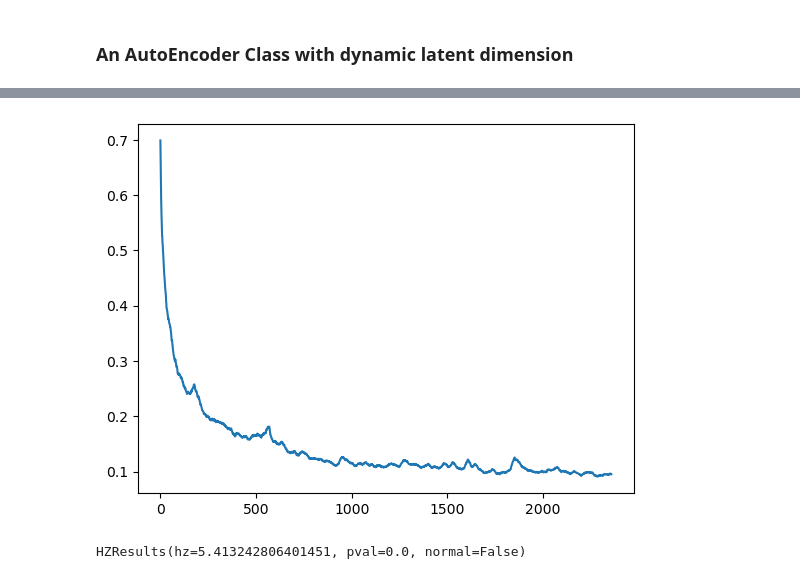
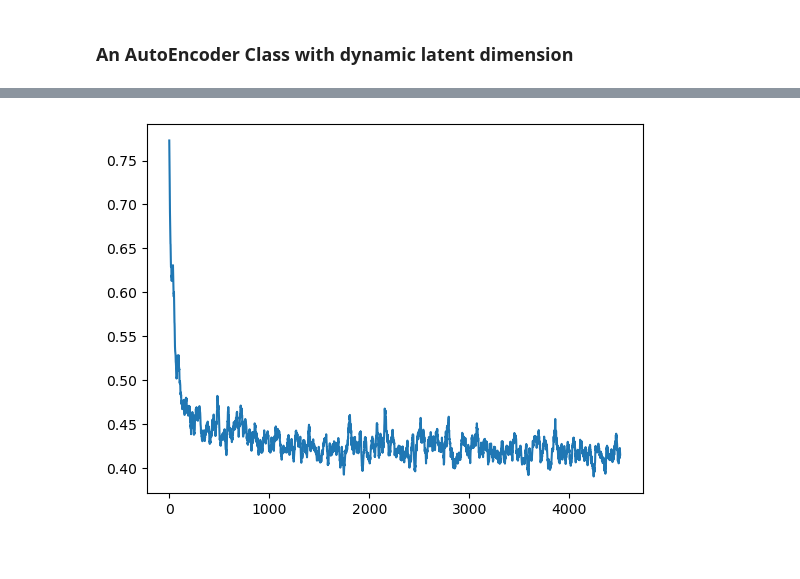
Before and after one commit to cloud-seeding/fire-regimes, a Jupyter notebook: notebooks/AE.ipynb, the cells around one changed output, grey strips where cells are left out. Saved outputs shown, nothing was run; the diff lists cells and outputs as text; code cells hidden in the pictures.

```diff
--- a/notebooks/AE.ipynb
+++ b/notebooks/AE.ipynb
@@ -29,24 +76,27 @@ X = scaler.transform(X)
 ### An AutoEncoder Class with dynamic latent dimension
 # %%
 class AutoEncoder(torch.nn.Module):
-    def __init__(self, latent_dim):
+    def __init__(self, layers):
         super(AutoEncoder, self).__init__()
 
-        self.encoder = torch.nn.Sequential(
-            torch.nn.Linear(174, 128),
-            torch.nn.ReLU(),
-            torch.nn.Linear(128, 64),
-            torch.nn.ReLU(),
-            torch.nn.Linear(64, latent_dim)  # Use latent_dim here
-        )
+        #Encoder
+        encoder_layers = []
+        input_size = 174
+        for layer_size in layers:
+            encoder_layers.append(torch.nn.Linear(input_size, layer_size))
+            encoder_layers.append(torch.nn.ReLU())
+            input_size = layer_size
+        self.encoder = torch.nn.Sequential(*encoder_layers)
 
-        self.decoder = torch.nn.Sequential(
-            torch.nn.Linear(latent_dim, 64),  # Start with latent_dim here
-            torch.nn.ReLU(),
-            torch.nn.Linear(64, 128),
-            torch.nn.ReLU(),
-            torch.nn.Linear(128, 174)
-        )
+        #Decoder
+        decoder_layers = []
+        reversed_layers = layers[::-1]
+        for layer_size in reversed_layers[1:]:
+            decoder_layers.append(torch.nn.Linear(input_size, layer_size))
+            decoder_layers.append(torch.nn.ReLU())
+            input_size = layer_size
+        decoder_layers.append(torch.nn.Linear(input_size, 174))
+        self.decoder = torch.nn.Sequential(*decoder_layers)
 
     def forward(self, x):
         encoded = self.encoder(x)
@@ -133,17 +184,17 @@ train_loader = torch.utils.data.DataLoader(dataset = train_data, batch_size=64,
 # %%
-model = AutoEncoder(latent_dim=16)
+model = AutoEncoder(layers=[128,64,16,2])
 
 # Validation using MSE Loss function
 loss_function = torch.nn.MSELoss()
 
 optimizer = torch.optim.Adam(model.parameters(),
                              lr = 0.01,
-                             weight_decay = 1e-8)
+                             weight_decay = 1e-9)
 # %%
-model,losses = train_model(model,n_epochs=3,train_loader=train_loader,loss_function=loss_function,optimizer=optimizer)
+model,losses = train_model(model,n_epochs=2,train_loader=train_loader,loss_function=loss_function,optimizer=optimizer)
 plot_loss(losses=losses,window_size=20)
 # %% [output]
-[figure, old version]
+[figure, new version]
 # %%
 r = model(train_data).detach().numpy()
 train = train_data.numpy()
@@ -160,6 +201,0 @@ plt.plot(explained_variance)
-# %%
-l = np.load("../data/latent-16.npy")
-mardia_test = pg.multivariate_normality(l, alpha=0.05)
-print(mardia_test)
-# %% [output]
-HZResults(hz=5.413242806401451, pval=0.0, normal=False)
```
Also changed, not shown: parts of 12 cells of this notebook, 2 other files.
